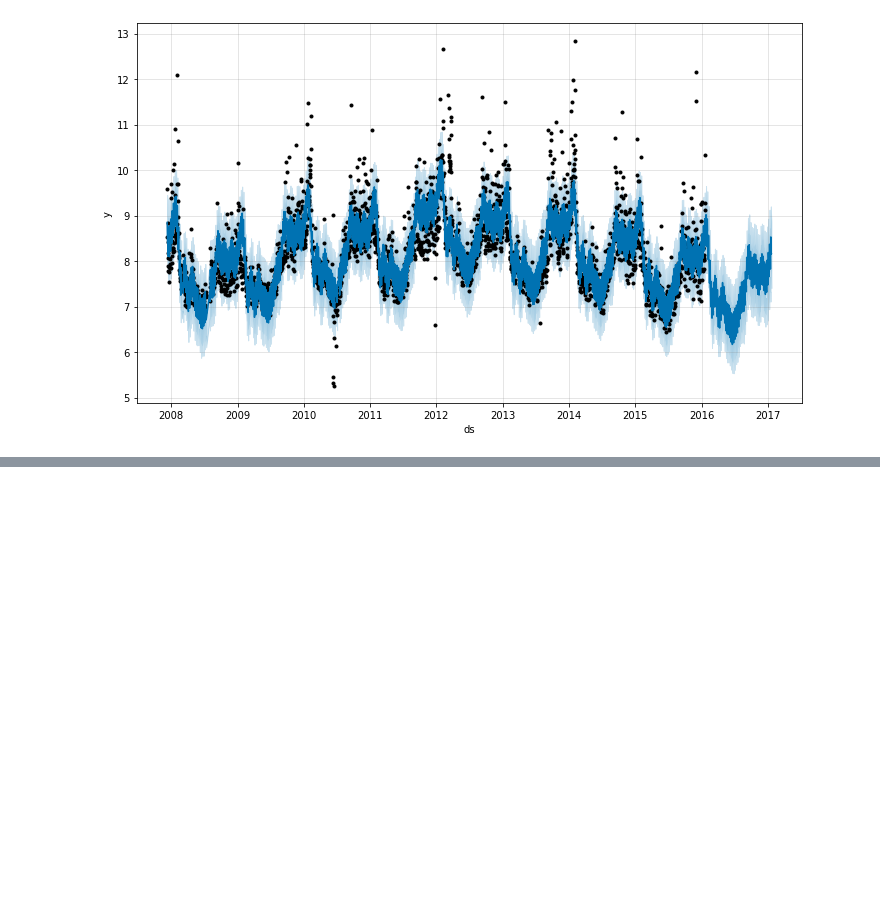
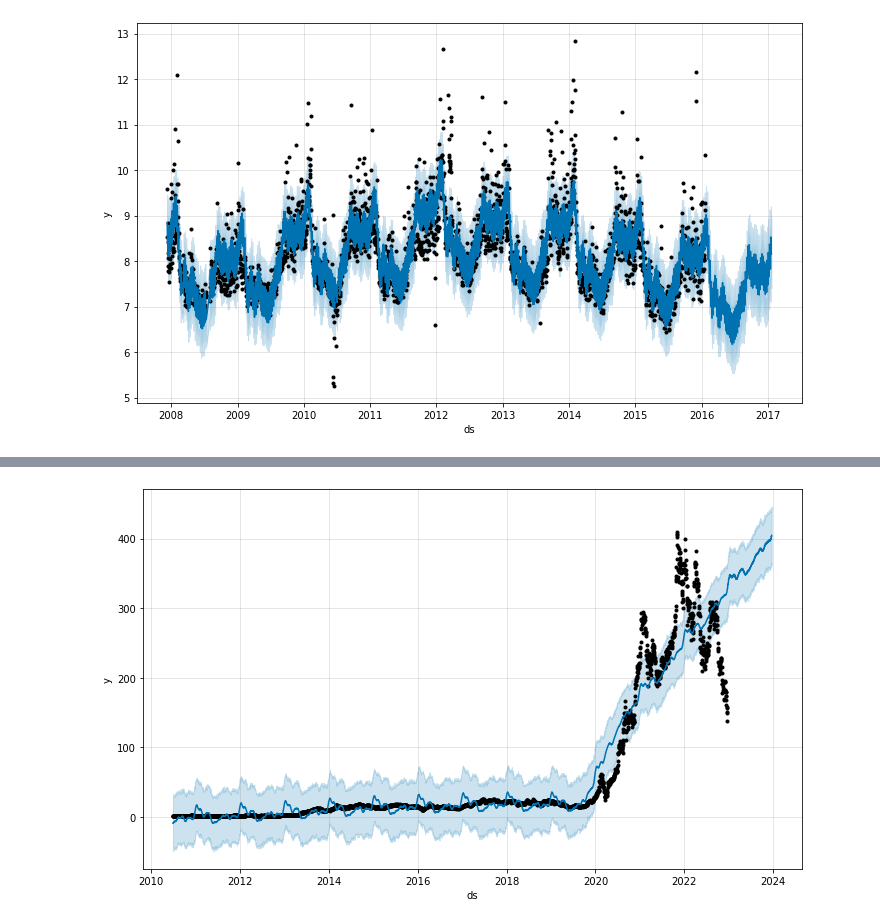
Before and after one commit to pattanps/ppm2-ML-AI-course, a Jupyter notebook: ppm2ml_finance.ipynb, the cells around one changed output, grey strips where cells are left out. Drawn from its saved outputs; the diff is of its cells as text; code cells hidden in the pictures; blank space fills up the shorter version.

```diff
--- a/ppm2ml_finance.ipynb
+++ b/ppm2ml_finance.ipynb
@@ -223,0 +255,8 @@ fig1 = m.plot(forecast)
+# %%
+#create new colums name 'ds' and 'y'
+newdata['ds'] = newdata['Date']
+newdata['y'] = newdata['Close']
+# %%
+#remove no use columns
+newdata.drop(columns=['Date','Close'],inplace=True)
+newdata.head()
@@ -223,0 +270,3 @@ fig1 = m.plot(forecast)
+# %%
+#remove timezone
+newdata['ds'] = newdata['ds'].dt.tz_localize(None)
@@ -223,0 +282,6 @@ fig1 = m.plot(forecast)
+# %%
+#add future data
+m = Prophet()
+m.fit(newdata)
+future = m.make_future_dataframe(periods=365)
+future.tail()
@@ -223,0 +297,8 @@ fig1 = m.plot(forecast)
+# %%
+#make a prediction
+forecast = m.predict(future)
+forecast[['ds', 'yhat', 'yhat_lower', 'yhat_upper']].tail()
+#plot
+fig1 = m.plot(forecast)
+# %% [output]
+[figure, added]
```
Also changed, not shown: parts of 7 cells of this notebook.
